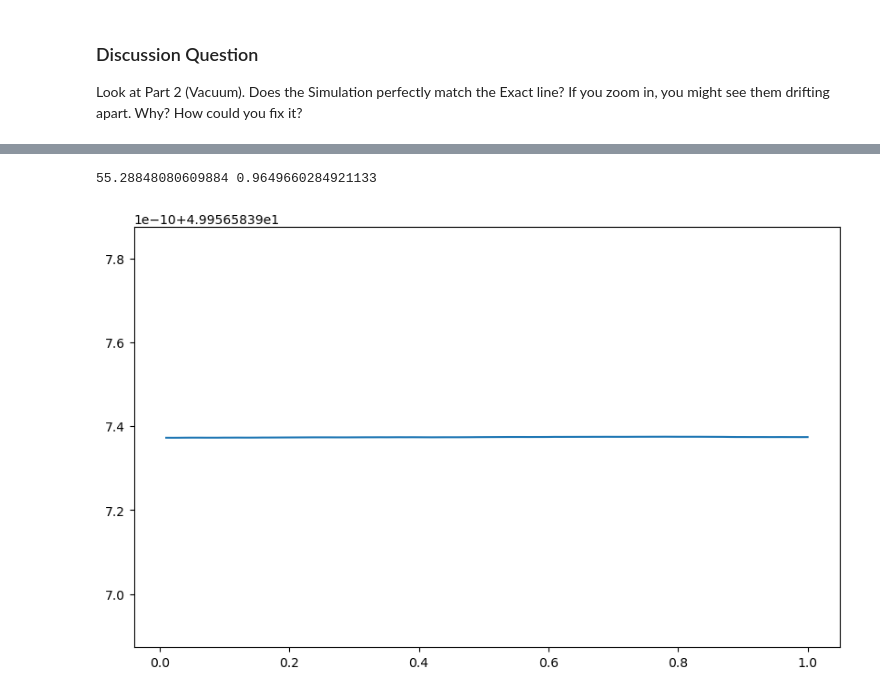
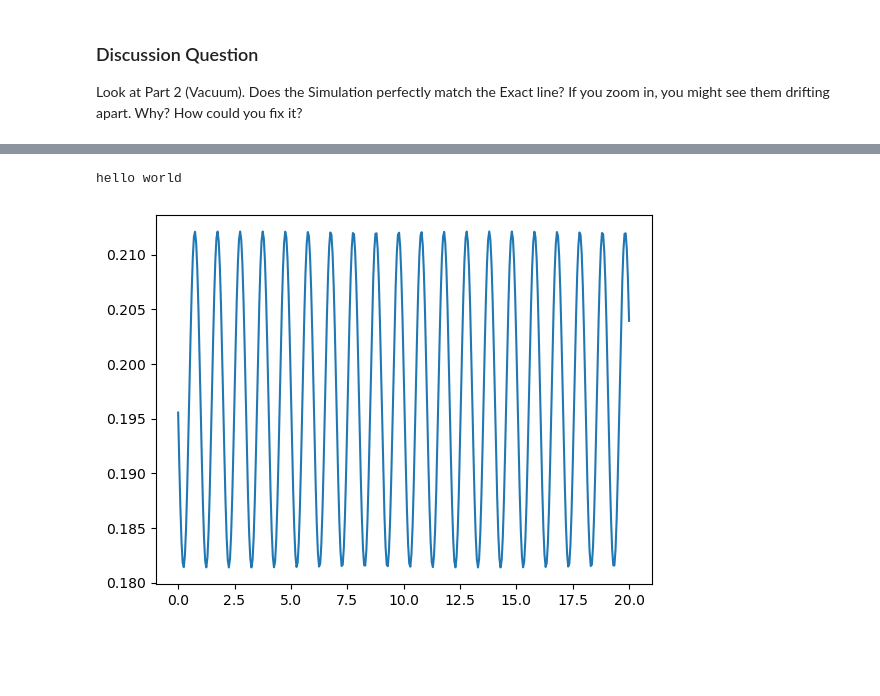
Before and after one commit to jlneal3/Phys345_JN_Labs, a Jupyter notebook: EulerMethod_exercise.ipynb, the cells around one changed output, grey strips where cells are left out. Saved outputs shown, nothing was run; the diff lists cells and outputs as text; code cells hidden in the pictures; blank space fills up the shorter version.

```diff
--- a/EulerMethod_exercise.ipynb
+++ b/EulerMethod_exercise.ipynb
@@ -262,16 +263,38 @@ Text(0, 0.5, 'energy')
-# %%
-energy = 50
-KE = 0.5*m*(L*omega)**2
-U = m*g*L*np.degrees(theta)
-#omega = np.sqrt((-2*g*np.degrees(theta))/L)
-omega = np.sqrt(2*((50/m)-g*L*np.degrees(theta)))/L
-
-
-
-plt.figure(figsize=(10,6))
-plt.plot(t_3_quad, energy_quad)
-
-print(np.degrees(np.cos(50)), np.cos(50))
-# %% [output]
-55.28848080609884 0.9649660284921133
-[figure, removed]
+# %%
+#correct way to do it
+g = 9.81
+L = 1.0
+dt = 0.05      # A relatively large time step helps us see the error clearly
+t_max = 20.0
+steps = int(t_max / dt)
+
+def get_energy(theta, omega):
+    """Calculates Total Energy (Kinetic + Potential)"""
+    return 0.5 * L**2 * omega**2 + g * L * (1 - np.cos(theta))
+
+theta = 0.2
+omega = 0.0
+
+t_ec = [0]
+theta_ec = [theta]
+omega_ec = [omega]
+energy_ec = [get_energy(theta, omega)]
+
+for i in range(steps):
+    alpha = -(g/L) * np.sin(theta)
+
+    # EULER-CROMER ORDER
+    omega = omega + alpha * dt   # Update velocity FIRST
+    theta = theta + omega * dt   # Use NEW omega to update position
+
+    t_ec.append((i+1)*dt)
+    theta_ec.append(theta)
+    omega_ec.append(omega)
+    energy_ec.append(get_energy(theta, omega))
+
+
+plt.plot(t_ec,energy_ec)
+print('hello world')
+# %% [output]
+hello world
+[figure, added]
```
Also changed, not shown: parts of 5 cells of this notebook.
